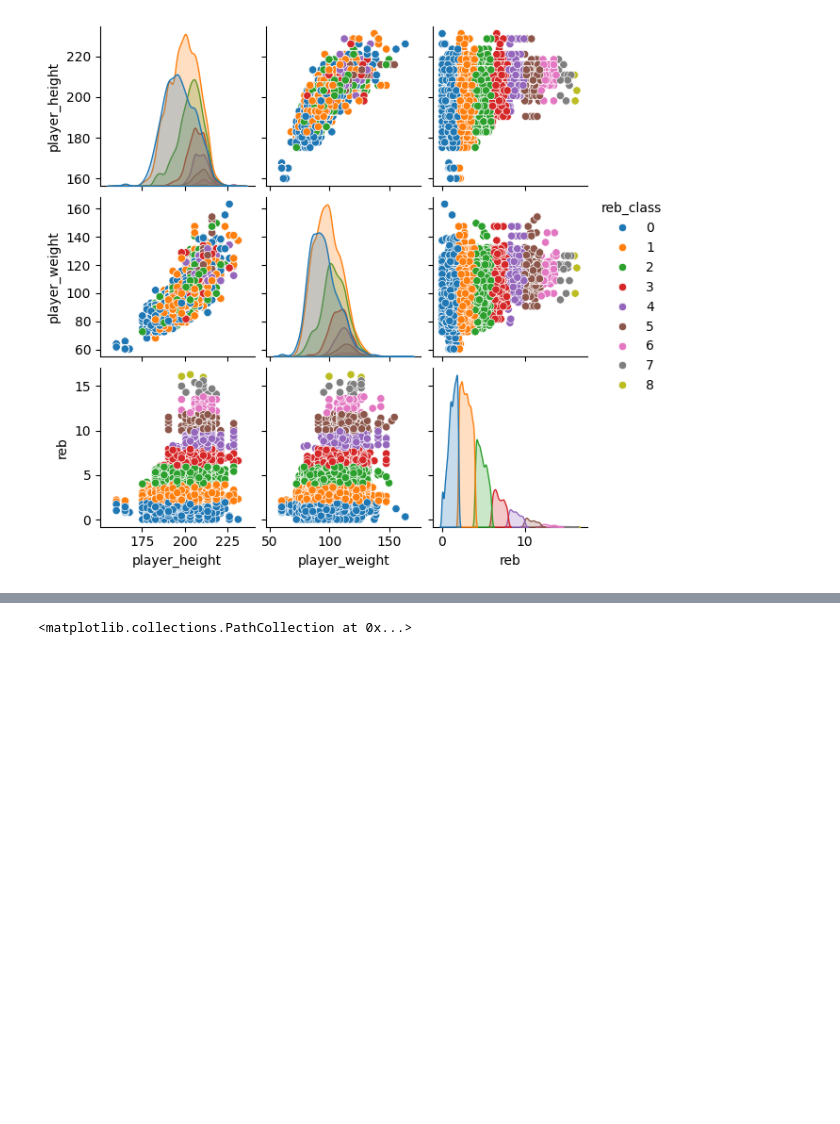
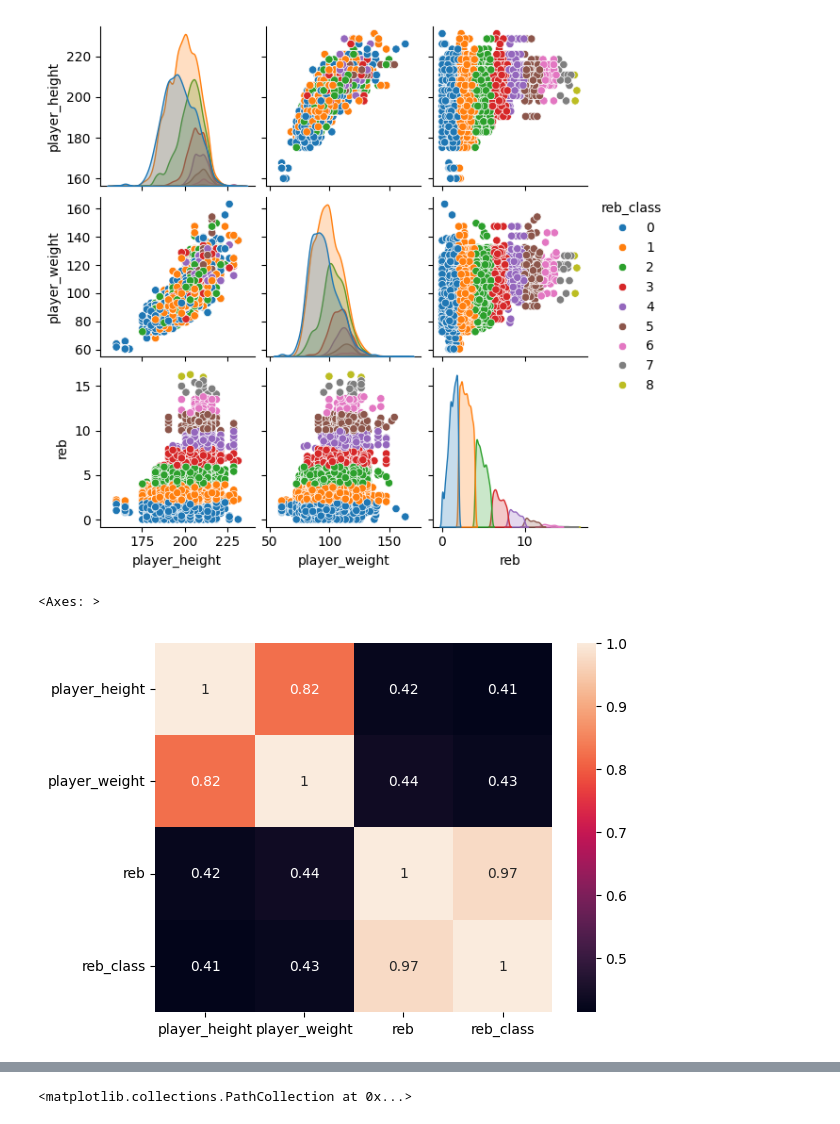
Before and after one commit to Marcgr79/muds, a Jupyter notebook: sistemas/nba.ipynb, the cells around one changed output, grey strips where cells are left out. Saved outputs shown, nothing was run; the diff lists cells and outputs as text; code cells hidden in the pictures; blank space fills up the shorter version.

```diff
--- a/sistemas/nba.ipynb
+++ b/sistemas/nba.ipynb
@@ -152,3 +179,10 @@ plt.show()
 # %% [output]
 <Figure size 500x2000 with 0 Axes>
 [figure]
+# %%
+#Graficamos
+
+sns.heatmap(nba_final.corr(), annot = True)
+# %% [output]
+<Axes: >
+[figure, added]
```
Also changed, not shown: parts of 13 cells of this notebook, 1 other file.
